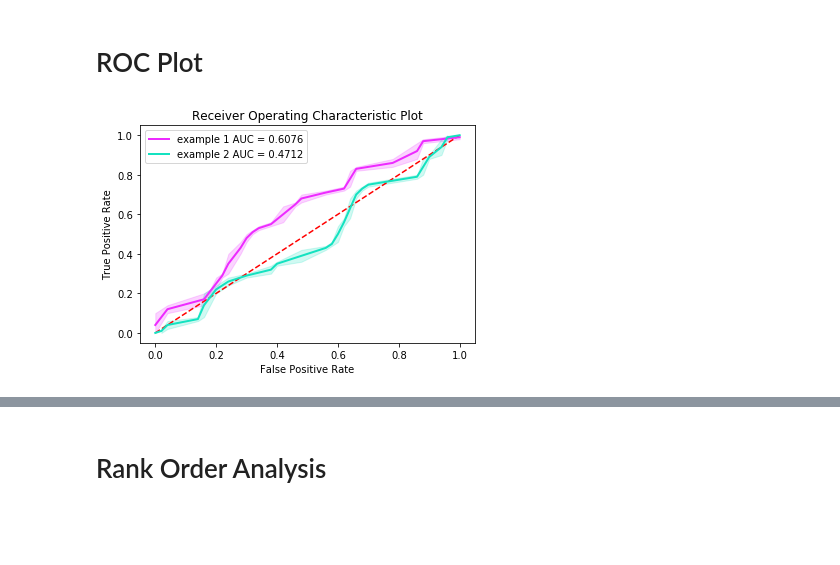
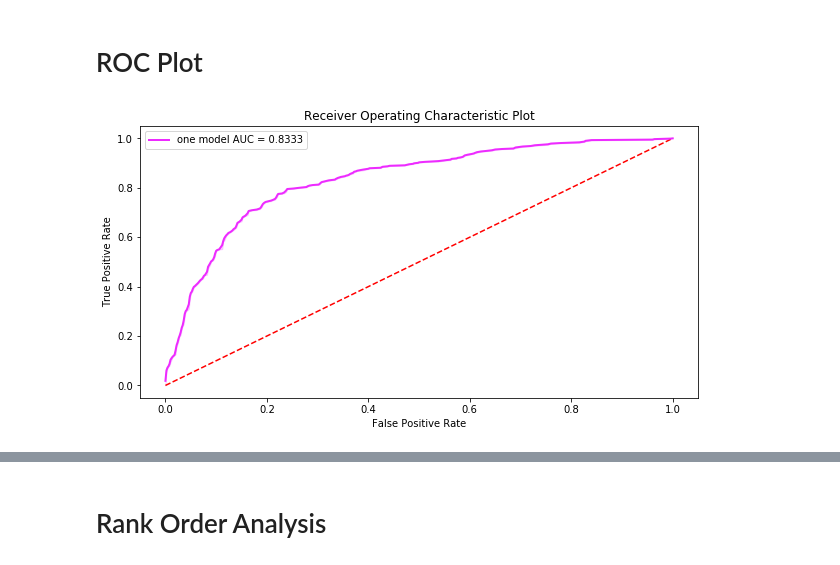
Before and after one commit to statisticianinstilettos/recmetrics, a Jupyter notebook: example.ipynb, the cells around one changed output, grey strips where cells are left out. Cells and saved outputs as stored; diff of their text form; code cells hidden in the pictures; blank space fills up the shorter version.

```diff
--- a/example.ipynb
+++ b/example.ipynb
@@ -315,12 +315,11 @@ recmetrics.ClassDistributionPlot(pred_df, n_bins=45)
 # %% [markdown]
 # ROC Plot
 # %%
-model_probs = [np.random.normal(loc=.7, scale=0.1, size=100), np.random.normal(loc=.4, scale=0.1, size=100)]
-model_names = ["example 1", "example 2"]
-actual = [1] * 50
-class_zero_actual = [0] * 50
+model_probs = np.concatenate([np.random.normal(loc=.2, scale=0.5, size=500), np.random.normal(loc=.9, scale=0.5, size=500)])
+actual = [0] * 500
+class_zero_actual = [1] * 500
 actual.extend(class_zero_actual)
 
-recmetrics.ROCPlot(actual, model_probs, model_names)
+recmetrics.roc_plot(actual, model_probs, model_names="one model",  figsize=(10, 5))
 # %% [output]
-[figure, old version]
+[figure, new version]
```
Also changed, not shown: parts of 21 cells of this notebook, 5 other files.
